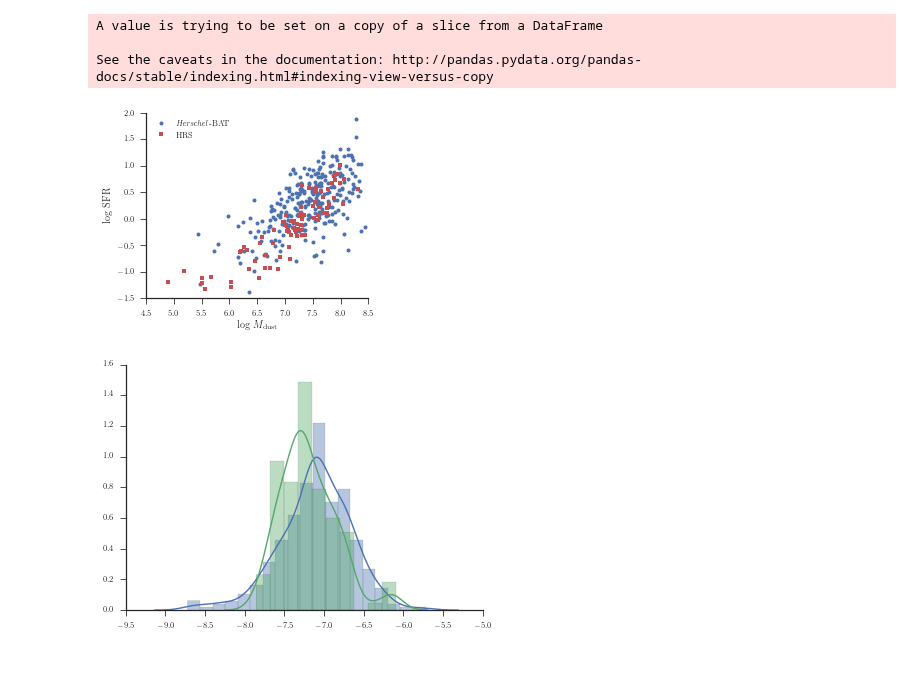
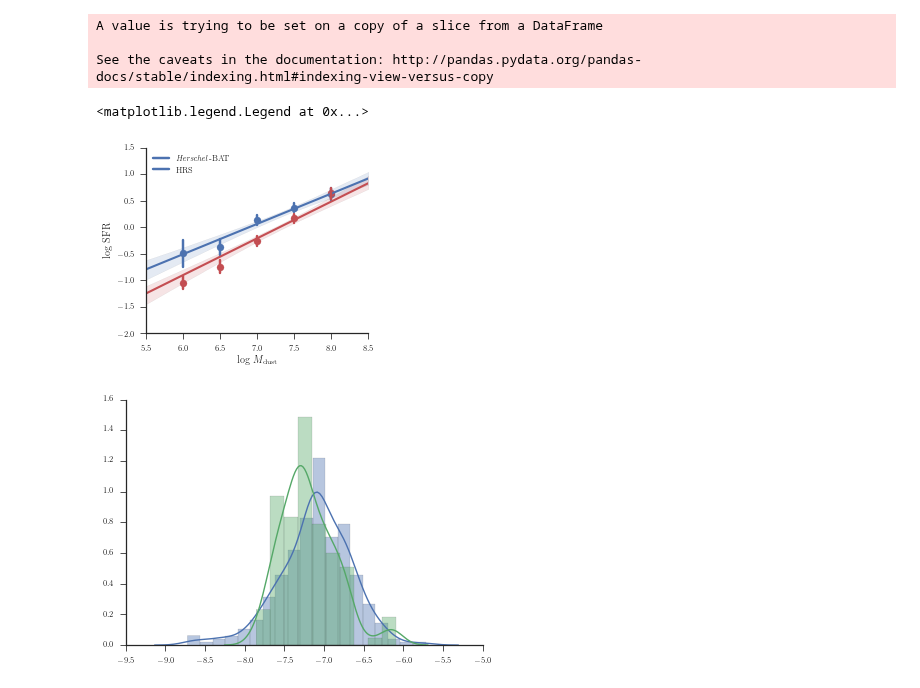
Before and after one commit to ttshimiz/bat-agn-sed-fitting-paper, a Jupyter notebook: ipython_notebooks/compare-sfr-and-mdust.ipynb, the cells around one changed output. Saved outputs shown, nothing was run; the diff lists cells and outputs as text; code cells hidden in the pictures.

Commit message:
compare SFR and Mdust for samples

```diff
--- a/ipython_notebooks/compare-sfr-and-mdust.ipynb
+++ b/ipython_notebooks/compare-sfr-and-mdust.ipynb
@@ -97,17 +98,24 @@ hrs_casey_undetected['SFR'] = hrs_casey_undetected['lir_total'] + np.log10(3.846
 # %%
 fig = plt.figure(figsize=(1.2*columnwidth, columnwidth))
 ax = fig.add_subplot(111)
-plt.plot(bat_casey['mdust'][bat_casey['mdust_flag'] != -1], bat_casey['SFR'][bat_casey['mdust_flag']!=-1], 'bo', ms=4)
-plt.plot(hrs_mass_select['mdust'][hrs_mass_select['Flag'] != -1], hrs_mass_select['SFR'][hrs_mass_select['Flag']!=-1],
-         'rs', ms=4)
+#ax.set_xlim(6.0, 8.2)
+#plt.plot(bat_casey['mdust'][bat_casey['mdust_flag'] != -1], bat_casey['SFR'][bat_casey['mdust_flag']!=-1], 'bo', ms=4)
+#plt.plot(hrs_mass_select['mdust'][hrs_mass_select['Flag'] != -1], hrs_mass_select['SFR'][hrs_mass_select['Flag']!=-1],
+#         'rs', ms=4)
+sn.regplot(bat_casey['mdust'][bat_casey['mdust_flag'] != -1], bat_casey['SFR'][bat_casey['mdust_flag']!=-1], x_bins=np.arange(6.0, 8.25, 0.5),
+           scatter=True)
+sn.regplot(np.array(hrs_mass_select['mdust'][hrs_mass_select['Flag'] == 0], dtype=np.float64),
+           np.array(hrs_mass_select['SFR'][hrs_mass_select['Flag']==0], dtype=np.float64),
+           color='r', x_bins=np.arange(6.0, 8.25, 0.5), scatter=True)
 sn.despine()
 
 ax.set_xlabel(r'$\log$ $M_{\rm dust}$')
 ax.set_ylabel(r'$\log$ SFR')
 ax.legend([r'\textit{Herschel}-BAT', 'HRS' ], loc='upper left')
-fig.savefig('../figures/sfr_vs_mdust.pdf', bbox_inches='tight')
+#fig.savefig('../figures/sfr_vs_mdust.pdf', bbox_inches='tight')
 # %% [output]
+<matplotlib.legend.Legend at 0x...>
-[figure, old version]
+[figure, new version]
 # %%
 sn.distplot(bat_casey['SFR']-bat_casey['mdust'])
 sn.distplot(hrs_mass_select['SFR']-hrs_mass_select['mdust'])
```
Also changed, not shown: parts of 5 cells of this notebook, 1 other file.
